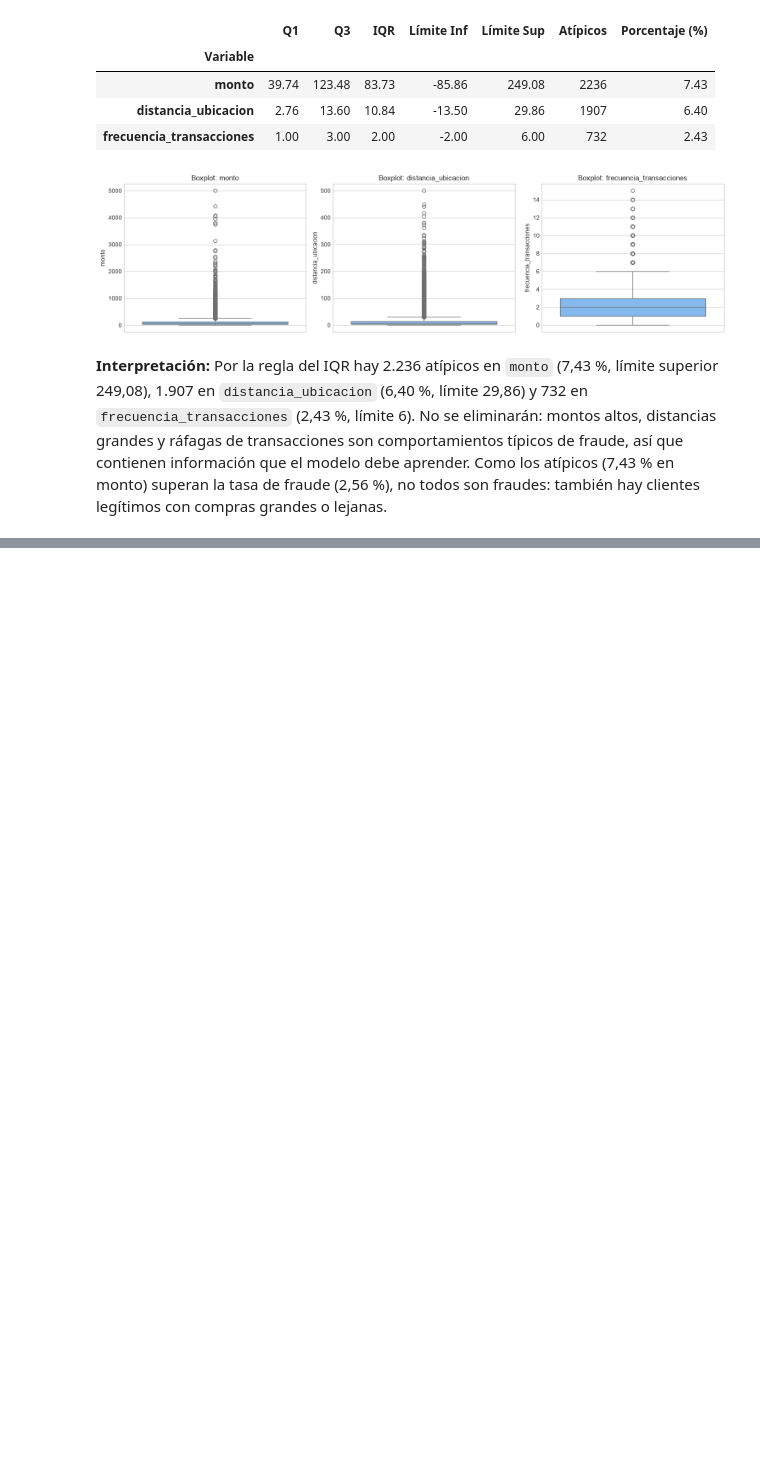
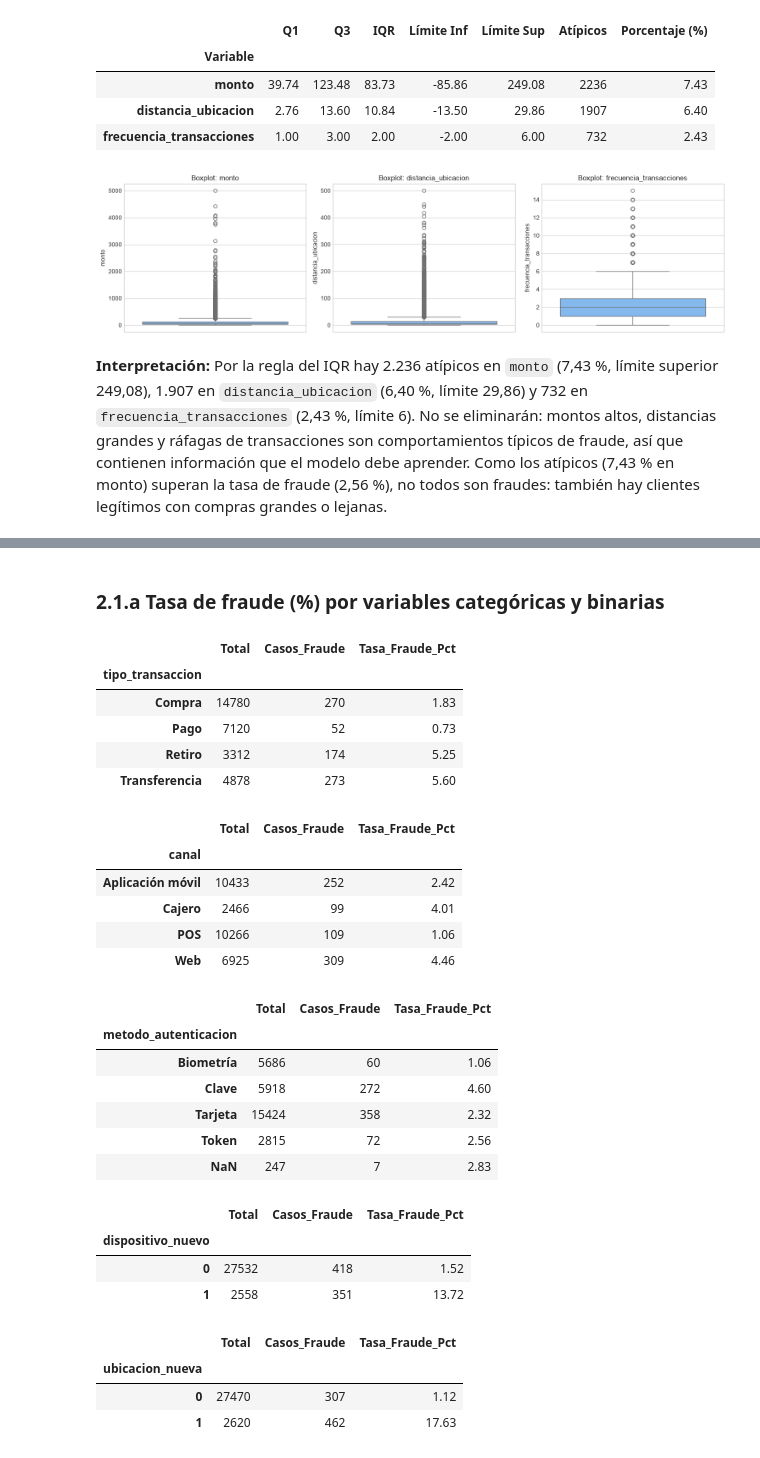
Before and after one commit to Leonardo2002AF/DETECCION_FRAUDEZ, a Jupyter notebook: fraude.ipynb, the cells around one changed output, grey strips where cells are left out. Saved outputs shown, nothing was run; the diff lists cells and outputs as text; code cells hidden in the pictures; blank space fills up the shorter version.

```diff
--- a/fraude.ipynb
+++ b/fraude.ipynb
@@ -205,0 +210,41 @@ plt.show()
+# %% [markdown]
+### 2.1.a Tasa de fraude (%) por variables categóricas y binarias
+# %%
+# Tasa de fraude (%) por categorías y variables binarias
+vars_cat = ["tipo_transaccion", "canal", "metodo_autenticacion", "dispositivo_nuevo", "ubicacion_nueva"]
+
+for var in vars_cat:
+    tabla = df.groupby(var, dropna=False)["fraude"].agg(
+        Total="count",
+        Casos_Fraude="sum",
+        Tasa_Fraude_Pct=lambda x: (x.mean() * 100).round(2)
+    )
+    display(tabla)
+# %% [output]
+|  | Total | Casos_Fraude | Tasa_Fraude_Pct |
+| tipo_transaccion |  |  |  |
+| Compra | 14780 | 270 | 1.83 |
+| Pago | 7120 | 52 | 0.73 |
+| Retiro | 3312 | 174 | 5.25 |
+| Transferencia | 4878 | 273 | 5.60 |
+|  | Total | Casos_Fraude | Tasa_Fraude_Pct |
+| canal |  |  |  |
+| Aplicación móvil | 10433 | 252 | 2.42 |
+| Cajero | 2466 | 99 | 4.01 |
+| POS | 10266 | 109 | 1.06 |
+| Web | 6925 | 309 | 4.46 |
+|  | Total | Casos_Fraude | Tasa_Fraude_Pct |
+| metodo_autenticacion |  |  |  |
+| Biometría | 5686 | 60 | 1.06 |
+| Clave | 5918 | 272 | 4.60 |
+| Tarjeta | 15424 | 358 | 2.32 |
+| Token | 2815 | 72 | 2.56 |
+| NaN | 247 | 7 | 2.83 |
+|  | Total | Casos_Fraude | Tasa_Fraude_Pct |
+| dispositivo_nuevo |  |  |  |
+| 0 | 27532 | 418 | 1.52 |
+| 1 | 2558 | 351 | 13.72 |
+|  | Total | Casos_Fraude | Tasa_Fraude_Pct |
+| ubicacion_nueva |  |  |  |
+| 0 | 27470 | 307 | 1.12 |
+| 1 | 2620 | 462 | 17.63 |
```
Also changed, not shown: parts of 6 cells of this notebook.
